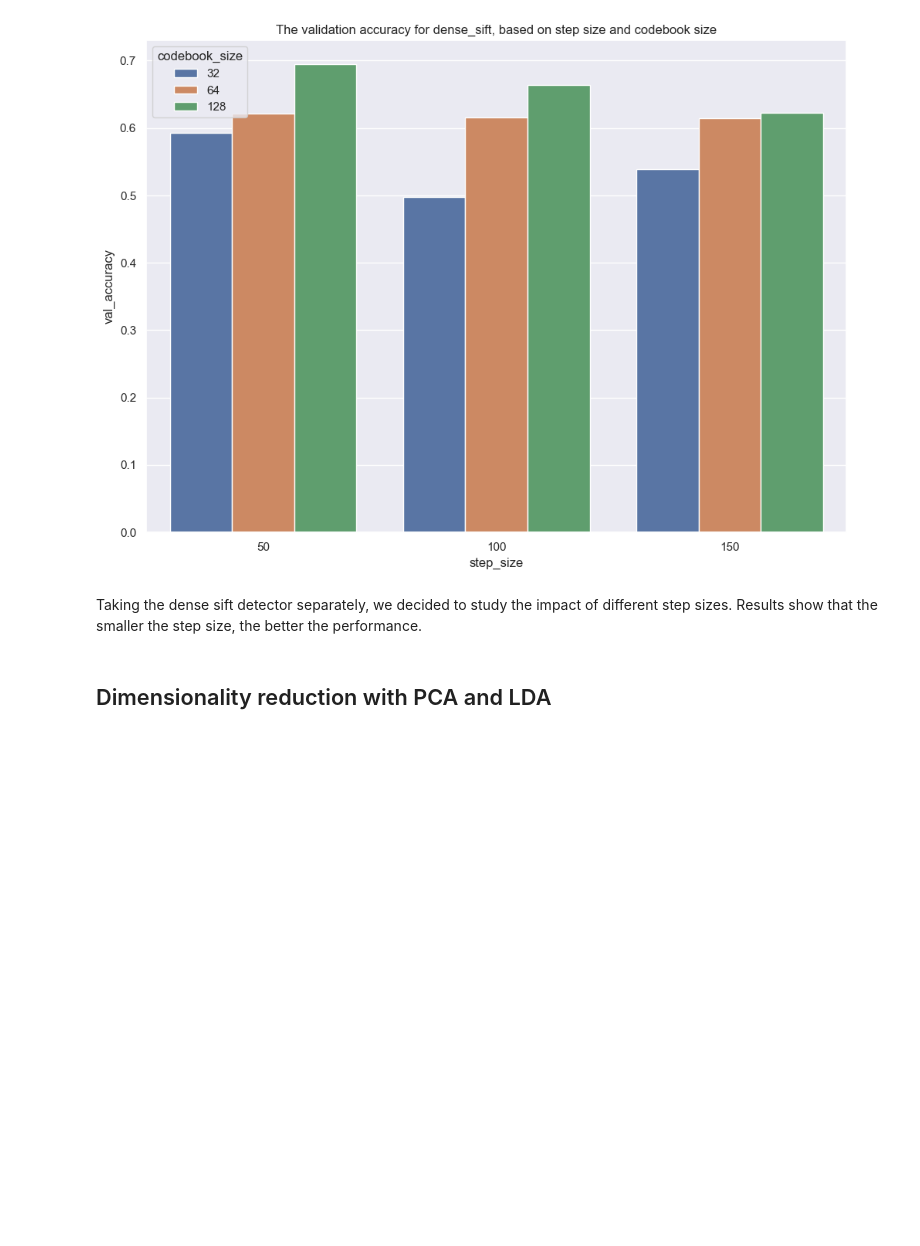
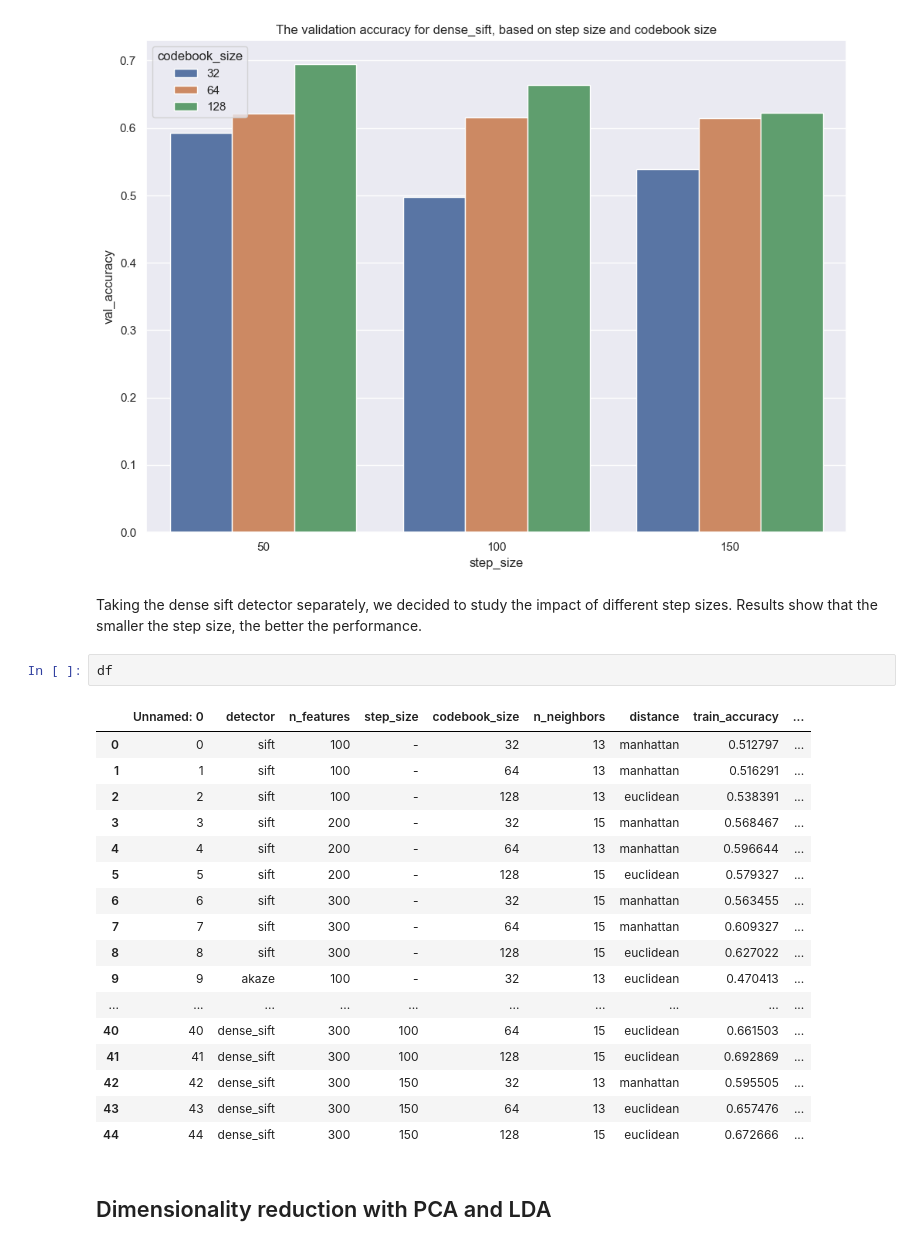
Before and after one commit to alex21th/MCV-M3-Project, a Jupyter notebook: BagofVisualWords.ipynb, the cells around one changed output. Cells and saved outputs as stored; diff of their text form; blank space fills up the shorter version.

```diff
--- a/BagofVisualWords.ipynb
+++ b/BagofVisualWords.ipynb
@@ -454,6 +512,26 @@ sns.barplot(data=data, x="step_size", y="val_accuracy", hue = 'codebook_size', e
 [figure]
 # %% [markdown]
 Taking the dense sift detector separately, we decided to study the impact of different step sizes. Results show that the smaller the step size, the better the performance.
+# %%
+df
+# %% [output]
+|  | Unnamed: 0 | detector | n_features | step_size | codebook_size | n_neighbors | distance | train_accuracy | ... |
+| 0 | 0 | sift | 100 | - | 32 | 13 | manhattan | 0.512797 | ... |
+| 1 | 1 | sift | 100 | - | 64 | 13 | manhattan | 0.516291 | ... |
+| 2 | 2 | sift | 100 | - | 128 | 13 | euclidean | 0.538391 | ... |
+| 3 | 3 | sift | 200 | - | 32 | 15 | manhattan | 0.568467 | ... |
+| 4 | 4 | sift | 200 | - | 64 | 13 | manhattan | 0.596644 | ... |
+| 5 | 5 | sift | 200 | - | 128 | 15 | euclidean | 0.579327 | ... |
+| 6 | 6 | sift | 300 | - | 32 | 15 | manhattan | 0.563455 | ... |
+| 7 | 7 | sift | 300 | - | 64 | 15 | manhattan | 0.609327 | ... |
+| 8 | 8 | sift | 300 | - | 128 | 15 | euclidean | 0.627022 | ... |
+| 9 | 9 | akaze | 100 | - | 32 | 13 | euclidean | 0.470413 | ... |
+| ... | ... | ... | ... | ... | ... | ... | ... | ... | ... |
+| 40 | 40 | dense_sift | 300 | 100 | 64 | 15 | euclidean | 0.661503 | ... |
+| 41 | 41 | dense_sift | 300 | 100 | 128 | 15 | euclidean | 0.692869 | ... |
+| 42 | 42 | dense_sift | 300 | 150 | 32 | 13 | manhattan | 0.595505 | ... |
+| 43 | 43 | dense_sift | 300 | 150 | 64 | 13 | euclidean | 0.657476 | ... |
+| 44 | 44 | dense_sift | 300 | 150 | 128 | 15 | euclidean | 0.672666 | ... |
 # %% [markdown]
 ## Dimensionality reduction with PCA and LDA
 # %% [markdown]
```
Also changed, not shown: parts of 16 cells of this notebook.
